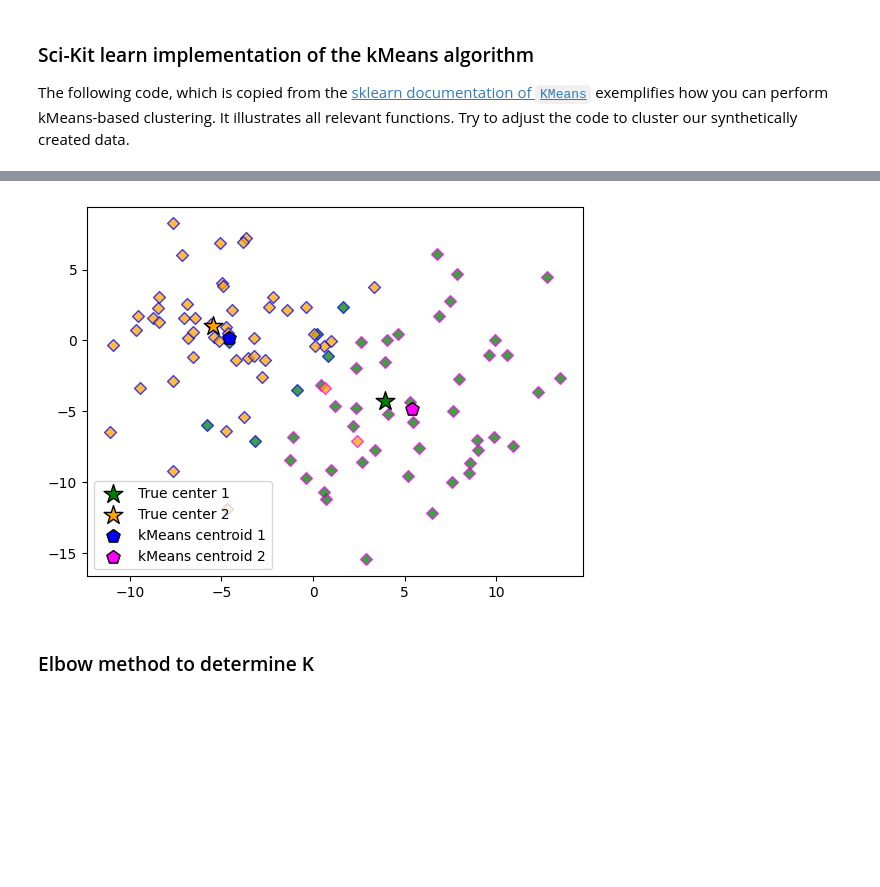
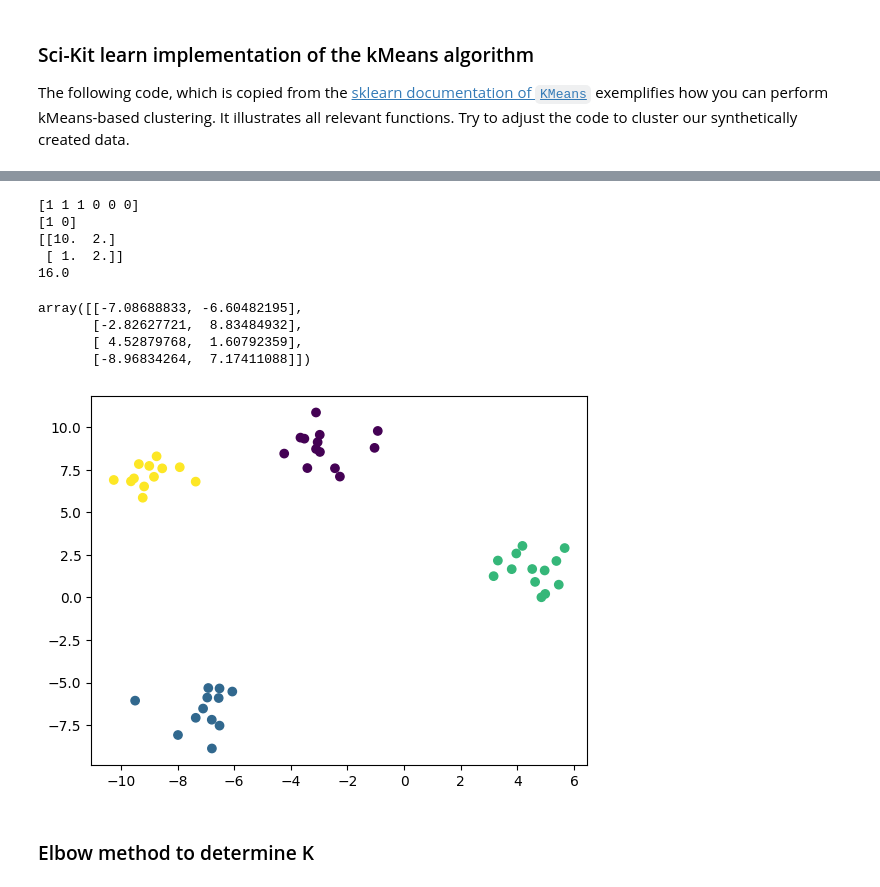
Before and after one commit to Humboldt-WI/IPML, a Jupyter notebook: tutorial_notebooks/t5_clustering_solution.ipynb, the cells around one changed output, grey strips where cells are left out. Drawn from its saved outputs; the diff is of its cells as text; code cells hidden in the pictures; blank space fills up the shorter version.

Commit message:
added week 5 tutorial solution

```diff
--- a/tutorial_notebooks/t5_clustering_solution.ipynb
+++ b/tutorial_notebooks/t5_clustering_solution.ipynb
@@ -105,38 +72,41 @@ kmeans = KMeans(n_clusters=k, random_state=123, n_init="auto").fit(X)
-# %%
-#--------------------------------------------------------------------------------------------------
-# Code to plot the data and kMeans-based cluster solution:
-#--------------------------------------------------------------------------------------------------
-# Note that this code works only for two clusters
-assert len(centers)==2, 'the plotting code assumes there are two true clusters'
-assert len(kmeans.labels_==2), 'the plotting assumes k=2'
-
-# In that case, we want to set for each data point a fill color and an edge color that
-# represents its true cluster membership and the kMeans cluster, respectively. To achieve
-# this, we define for indices that distinguish the 2x2 possible cases.
-idx1 = (cluster_assignment == 0) & (kmeans.labels_ == 0)
-idx2 = (cluster_assignment == 0) & (kmeans.labels_ == 1)
-idx3 = (cluster_assignment == 1) & (kmeans.labels_ == 0)
-idx4 = (cluster_assignment == 1) & (kmeans.labels_ == 1)
-
-# Using the indices, we can plot each data point, which we need to do 4 times to
-# the colors for the fill color and the edge color
-plt.scatter(X[idx1, 0],  X[idx1, 1],  c='green' , marker='D', linewidth=1, edgecolor='blue',alpha=0.75)
-plt.scatter(X[idx2, 0],  X[idx2, 1],  c='green' , marker='D', linewidth=1, edgecolor='fuchsia',alpha=0.75)
-plt.scatter(X[idx3, 0],  X[idx3, 1],  c='orange' , marker='D', linewidth=1, edgecolor='blue',alpha=0.75)
-plt.scatter(X[idx4, 0],  X[idx4, 1],  c='orange' , marker='D', linewidth=1, edgecolor='fuchsia',alpha=0.75)
-
-# Now we plot the true cluster centers ...
-plt.scatter(centers[0,0], centers[0,1], marker='*', s=200, c='green', linewidth=1, edgecolor='black', label='True center 1')
-plt.scatter(centers[1,0], centers[1,1], marker='*', s=200, c='orange', linewidth=1, edgecolor='black', label='True center 2')
-
-# ... and the centroids that kMeans found
-plt.scatter(x=kmeans.cluster_centers_[0,0], y=kmeans.cluster_centers_[0,1], c='blue', marker='p', s=100, label='kMeans centroid 1', linewidth=1, edgecolor='black',)
-plt.scatter(x=kmeans.cluster_centers_[1,0], y=kmeans.cluster_centers_[1,1], c='fuchsia', marker='p', s=100, label='kMeans centroid 2', linewidth=1, edgecolor='black',)
-
-plt.legend(loc='best')
-plt.show()
-# %% [output]
-[figure, removed]
+# %%
+from sklearn.cluster import KMeans
+
+# Create artificial data
+X = np.array([[1, 2], [1, 4], [1, 0], [10, 2], [10, 4], [10, 0]])
+
+kmeans = KMeans(n_clusters=2, random_state=0, n_init="auto").fit(X)  # run the cluster algorithm
+print(kmeans.labels_)  # print the assignment of data points to clusters
+print(kmeans.predict([[0, 0], [12, 3]]))  # find the cluster of a novel data point
+print(kmeans.cluster_centers_)  # print the location of the cluster centroids
+print(kmeans.inertia_)  # print value of the objective function
+# %% [output]
+[1 1 1 0 0 0]
+[1 0]
+[[10.  2.]
+ [ 1.  2.]]
+16.0
+# %%
+# Cluster synthetic data created by make_blobs
+blobs, _ = make_blobs(
+    n_samples=50,
+    n_features=2,
+    centers=4,
+    random_state=42,
+)
+# %%
+kmeans.cluster_centers_
+# %% [output]
+array([[-7.08688833, -6.60482195],
+       [-2.82627721,  8.83484932],
+       [ 4.52879768,  1.60792359],
+       [-8.96834264,  7.17411088]])
+# %%
+# KMeans clustering solution
+kmeans = KMeans(n_clusters=4, n_init="auto").fit(blobs)
+plt.scatter(blobs[:,0], blobs[:,1], c=kmeans.labels_);
+# %% [output]
+[figure, added]
 # %% [markdown]
 ### Elbow method to determine K
 # %% [markdown]
```
Also changed, not shown: parts of 20 cells of this notebook.
